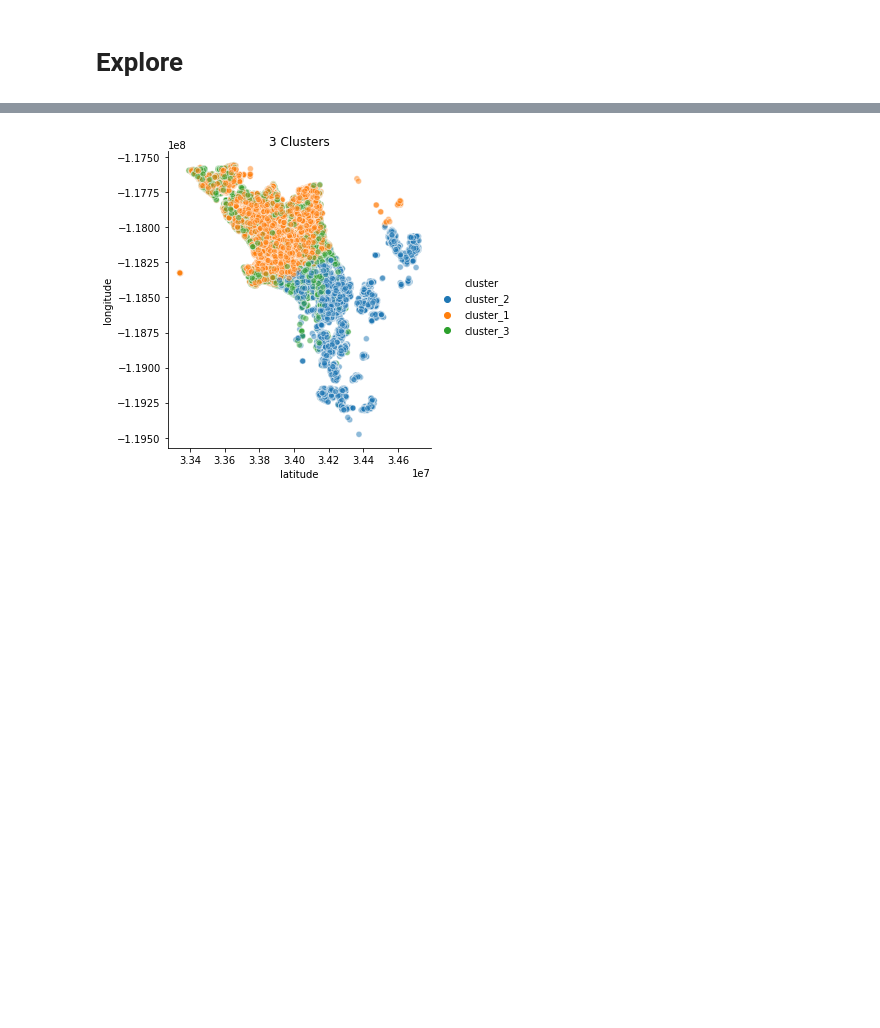
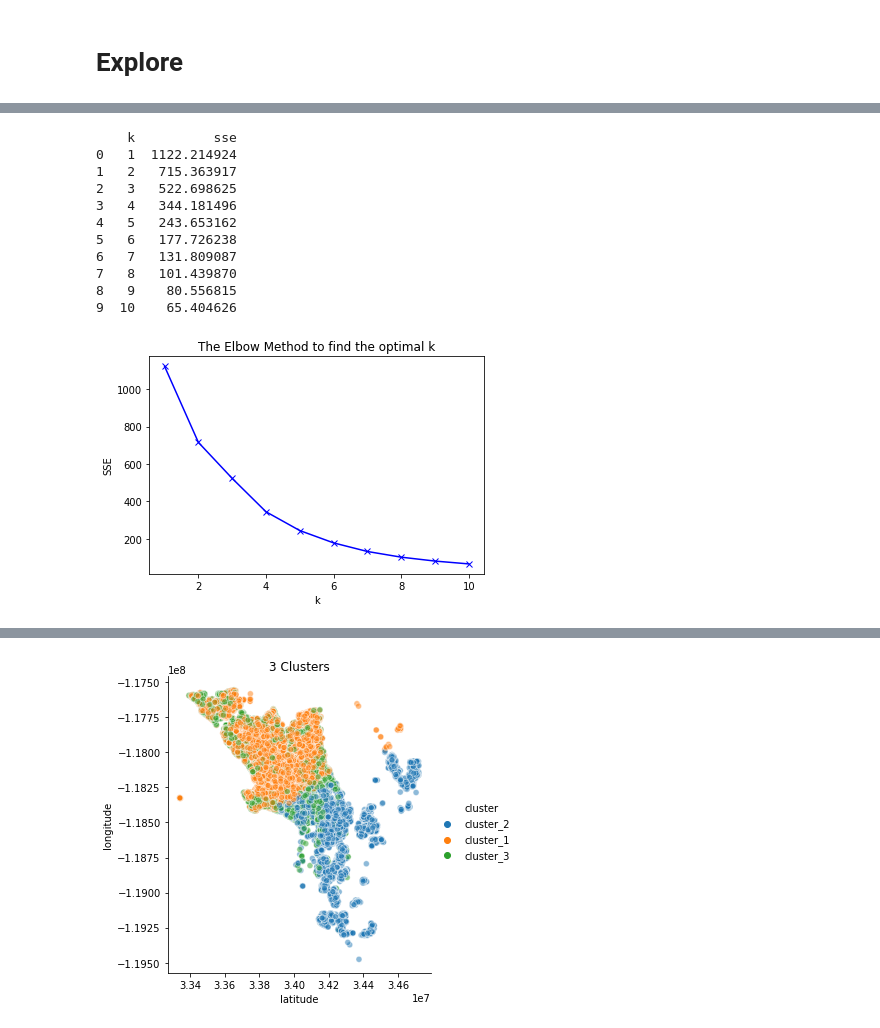
Before and after one commit to clustering-for-log-error/clustering-for-log-error, a Jupyter notebook: chase_notebook.ipynb, the cells around one changed output, grey strips where cells are left out. Cells and saved outputs as stored; diff of their text form; code cells hidden in the pictures; blank space fills up the shorter version.

```diff
--- a/chase_notebook.ipynb
+++ b/chase_notebook.ipynb
@@ -272 +290,16 @@ scaler, train_scaled, test_scaled = split_scale.min_max_scaler(train, test)
+# %%
+cluster.elbow(train[["logerror"]], 10)
+# %% [output]
+    k          sse
+0   1  1122.214924
+1   2   715.363917
+2   3   522.698625
+3   4   344.181496
+4   5   243.653162
+5   6   177.726238
+6   7   131.809087
+7   8   101.439870
+8   9    80.556815
+9  10    65.404626
+[figure, added]
 # %%
```
Also changed, not shown: parts of 32 cells of this notebook.
